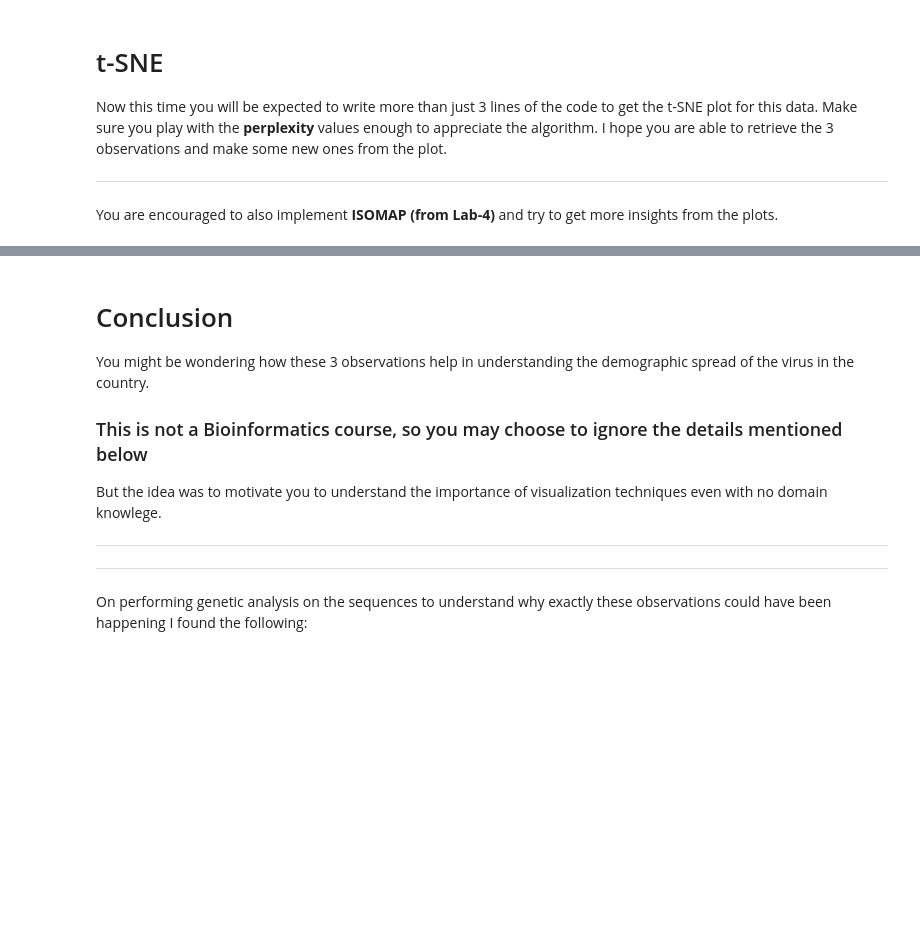
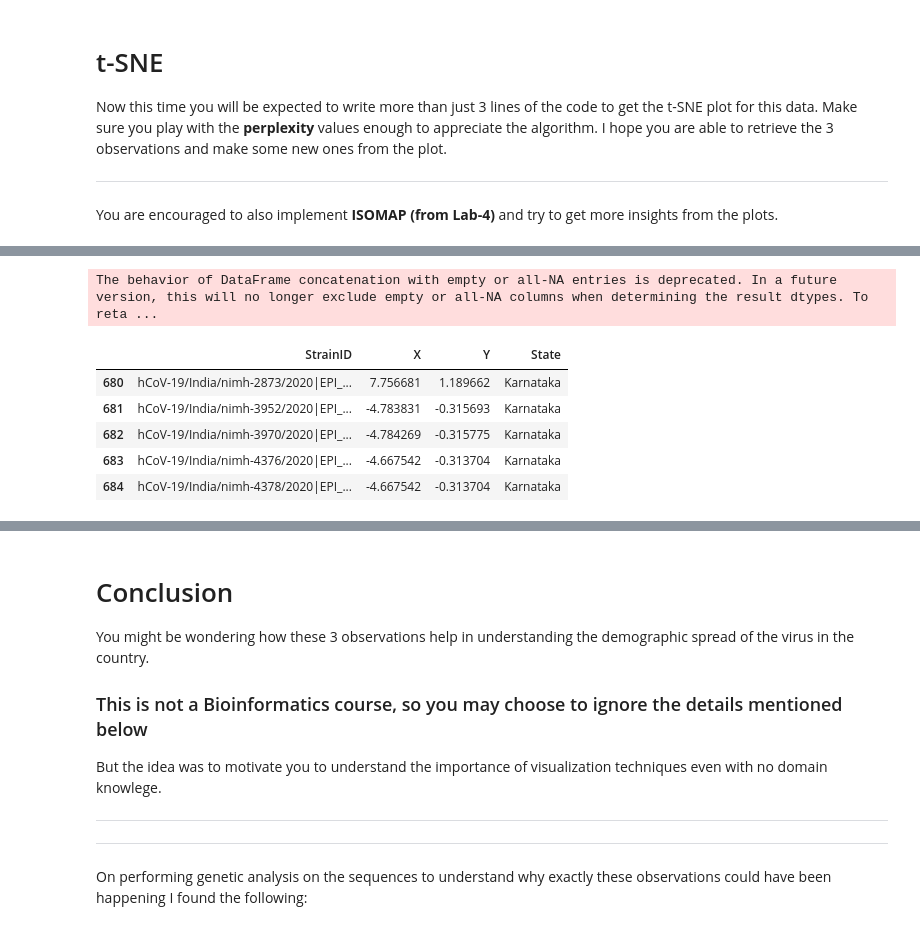
Before and after one commit to swasvika/Linear_algebra_lab_notes, a Jupyter notebook: AIML_Project_Module_2.ipynb, the cells around one changed output, grey strips where cells are left out. Cells and saved outputs as stored; diff of their text form; code cells hidden in the pictures; blank space fills up the shorter version.

```diff
--- a/AIML_Project_Module_2.ipynb
+++ b/AIML_Project_Module_2.ipynb
@@ -404,0 +685,10 @@ You are encouraged to also implement **ISOMAP (from Lab-4)** and try to get more
+# %%
+from sklearn.manifold import Isomap
+
+# You can experiment with the number of neighbors (n_neighbors) and components (n_components)
+n_neighbors = 5
+n_components = 2
+
+# Apply ISOMAP to the mutation profile data (df)
+iso_model_mutation = Isomap(n_neighbors=n_neighbors, n_components=n_components)
+isomap_data_mutation = iso_model_mutation.fit_transform(df)
@@ -404,0 +706,24 @@ You are encouraged to also implement **ISOMAP (from Lab-4)** and try to get more
+# %%
+# Create a DataFrame for visualization
+final_df_isomap_mutation = pd.DataFrame(columns=["StrainID", "X", "Y", "State"])
+
+for i, sample in enumerate(df.index):
+
+    dicti = dict()
+
+    dicti["StrainID"] = sample
+    dicti["X"] = isomap_data_mutation[i][0]
+    dicti["Y"] = isomap_data_mutation[i][1]
+    dicti["State"] = data[data["StrainID"]==sample]["State"].tolist()[0]
+
+    final_df_isomap_mutation = pd.concat([final_df_isomap_mutation, pd.DataFrame([dicti])], ignore_index=True)
+
+final_df_isomap_mutation.tail()
+# %% [output]
+The behavior of DataFrame concatenation with empty or all-NA entries is deprecated. In a future version, this will no longer exclude empty or all-NA columns when determining the result dtypes. To reta ...
+|  | StrainID | X | Y | State |
+| 680 | hCoV-19/India/nimh-2873/2020|EPI_... | 7.756681 | 1.189662 | Karnataka |
+| 681 | hCoV-19/India/nimh-3952/2020|EPI_... | -4.783831 | -0.315693 | Karnataka |
+| 682 | hCoV-19/India/nimh-3970/2020|EPI_... | -4.784269 | -0.315775 | Karnataka |
+| 683 | hCoV-19/India/nimh-4376/2020|EPI_... | -4.667542 | -0.313704 | Karnataka |
+| 684 | hCoV-19/India/nimh-4378/2020|EPI_... | -4.667542 | -0.313704 | Karnataka |
```
Also changed, not shown: parts of 28 cells of this notebook.
